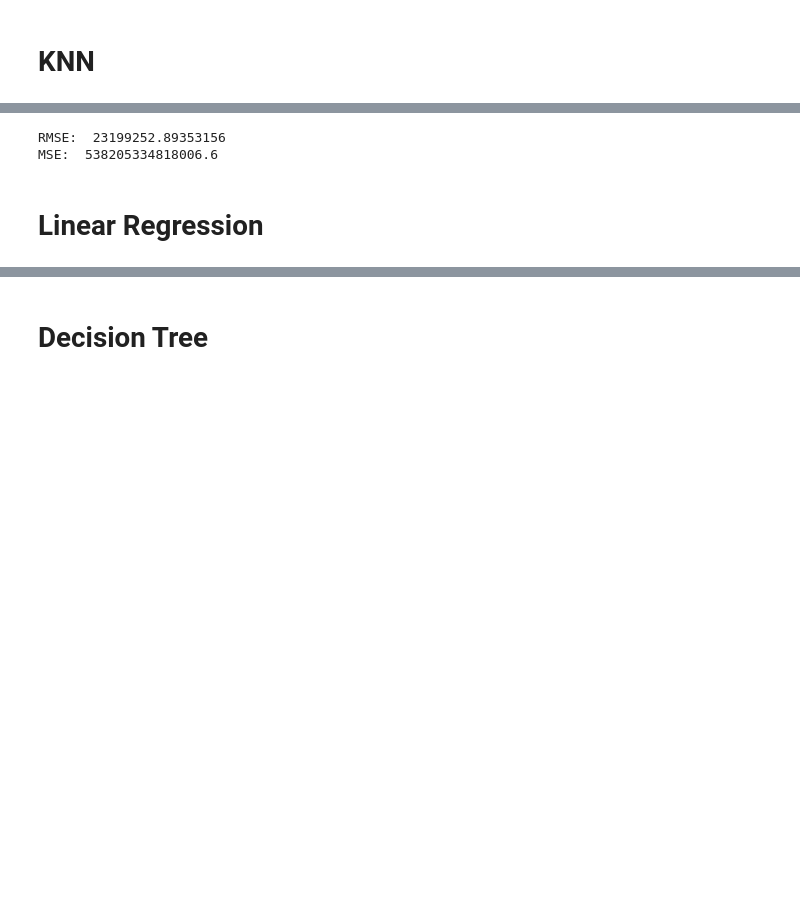
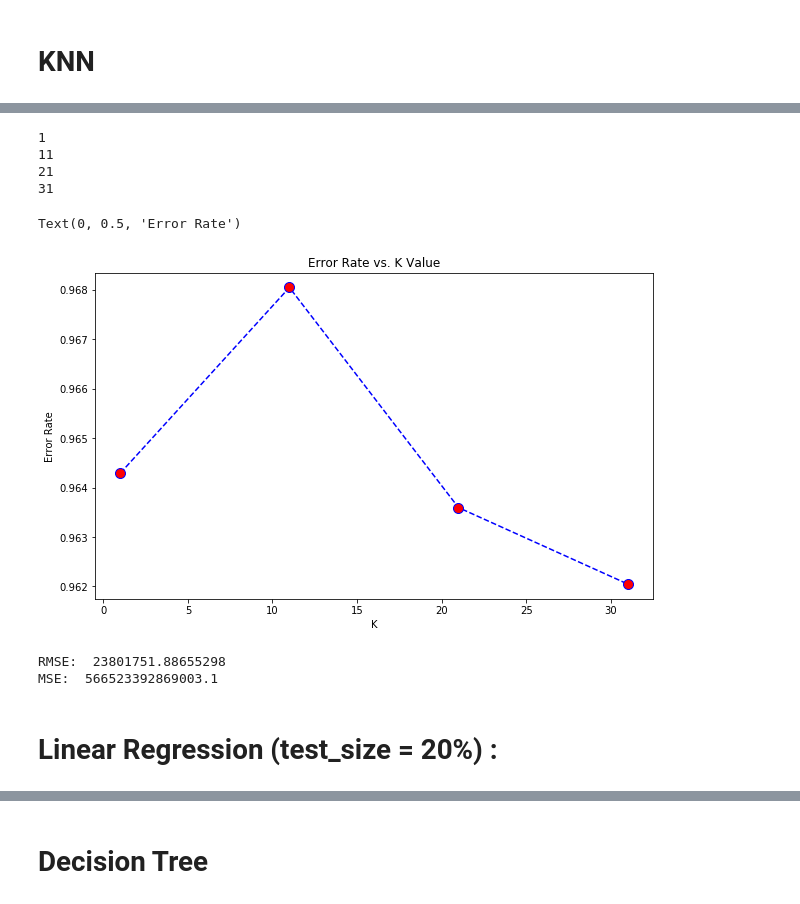
Before and after one commit to salsina/car-price-prediction-main-project-AI-CA3, a Jupyter notebook: Untitled.ipynb, the cells around one changed output, grey strips where cells are left out. Saved outputs shown, nothing was run; the diff lists cells and outputs as text; code cells hidden in the pictures; blank space fills up the shorter version.

```diff
--- a/Untitled.ipynb
+++ b/Untitled.ipynb
@@ -369,28 +381,36 @@ df_feat.head()
 # %%
   X_train, X_test, y_train, y_test = train_test_split(scaled_features, train_data['price'], test_size = 0.30)
 # %%
-# import seaborn as sns
-# import matplotlib.pyplot as plt
+import seaborn as sns
+import matplotlib.pyplot as plt
 
-# error_rate = []
+error_rate = []
 
-# for i in range(1, 40):
-#     print(i)
-#     knn = KNeighborsClassifier(n_neighbors = i)
-#     knn.fit(X_train, y_train)
-#     pred_i = knn.predict(X_test)
-#     error_rate.append(np.mean(pred_i != y_test))
+for i in range(1, 32, 10):
+    print(i)
+    knn = KNeighborsClassifier(n_neighbors = i)
+    knn.fit(X_train, y_train)
+    pred_i = knn.predict(X_test)
+    error_rate.append(np.mean(pred_i != y_test))
+# %% [output]
+1
+11
+21
+31
 # %%
-# plt.figure(figsize =(10, 6))
-# plt.plot(range(1, 40), error_rate, color ='blue',
-#                 linestyle ='dashed', marker ='o',
-#          markerfacecolor ='red', markersize = 10)
+plt.figure(figsize =(10, 6))
+plt.plot(range(1, 32,10), error_rate, color ='blue',
+                linestyle ='dashed', marker ='o',
+         markerfacecolor ='red', markersize = 10)
 
-# plt.title('Error Rate vs. K Value')
-# plt.xlabel('K')
-# plt.ylabel('Error Rate')
+plt.title('Error Rate vs. K Value')
+plt.xlabel('K')
+plt.ylabel('Error Rate')
+# %% [output]
+Text(0, 0.5, 'Error Rate')
+[figure, added]
 # %%
-knn = KNeighborsClassifier(n_neighbors = 30)
+knn = KNeighborsClassifier(n_neighbors = 31)
 
 knn.fit(X_train, y_train)
 pred = knn.predict(X_test)
@@ -398,10 +418,10 @@ pred = knn.predict(X_test)
 print('RMSE: ', rmse(y_test, pred))
 print('MSE: ', metrics.mean_squared_error(y_test, pred))
 # %% [output]
-RMSE:  23199252.89353156
-MSE:  538205334818006.6
+RMSE:  23801751.88655298
+MSE:  566523392869003.1
 # %% [markdown]
-<h1>Linear Regression</h1>
+<h1>Linear Regression (test_size = 20%) :</h1>
 # %%
 from sklearn.linear_model import LinearRegression
 
```
Also changed, not shown: parts of 20 cells of this notebook, 1 other file.
